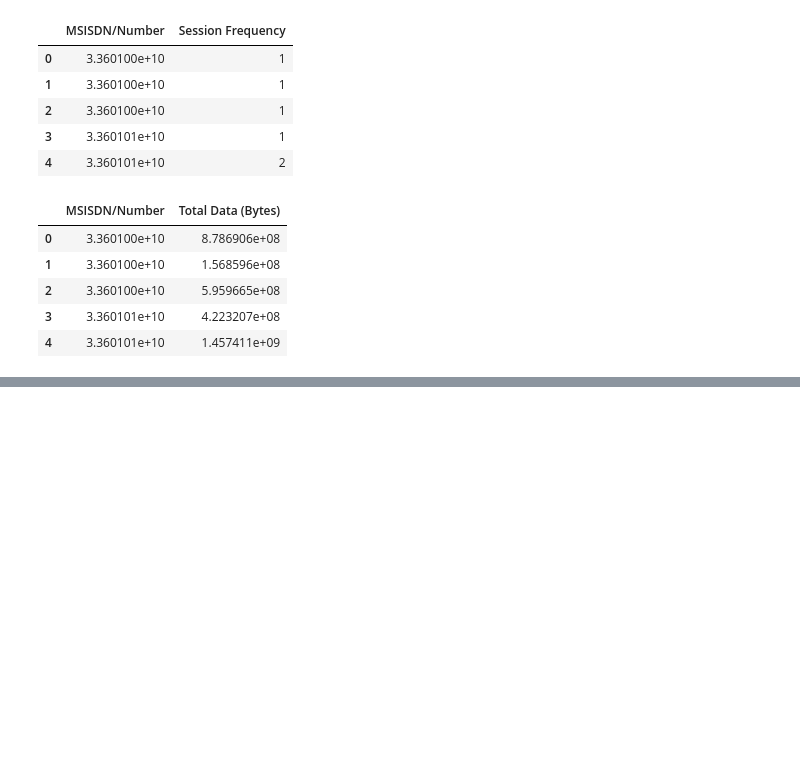
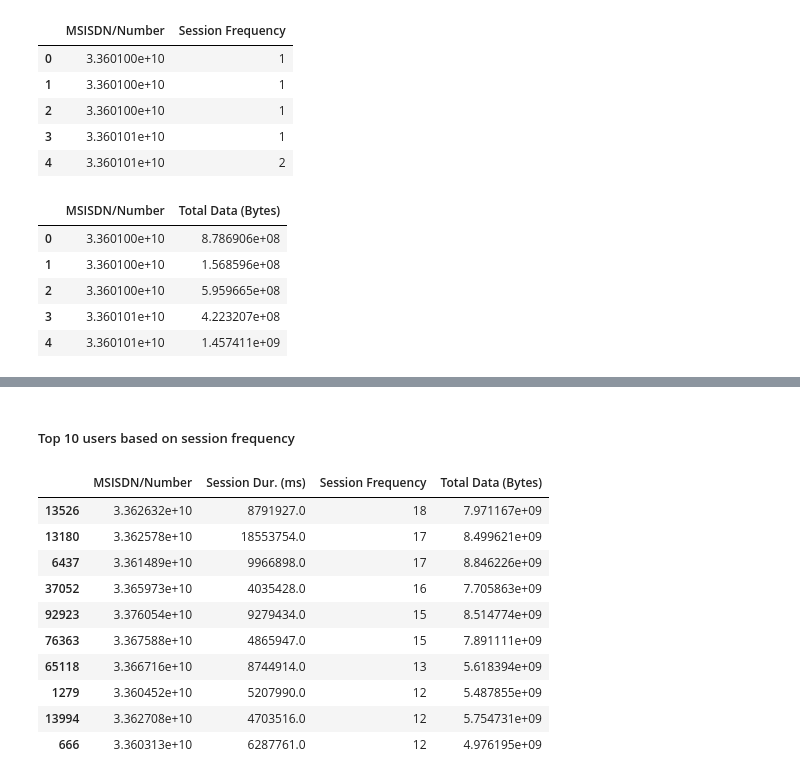
Before and after one commit to Ty-Miki/telecom-data-analysis, a Jupyter notebook: notebooks/user_engagement_analysis/analysis.ipynb, the cells around one changed output, grey strips where cells are left out. Saved outputs shown, nothing was run; the diff lists cells and outputs as text; code cells hidden in the pictures; blank space fills up the shorter version.

```diff
--- a/notebooks/user_engagement_analysis/analysis.ipynb
+++ b/notebooks/user_engagement_analysis/analysis.ipynb
@@ -112,0 +133,18 @@ relevant_df.head()
+# %% [markdown]
+##### Top 10 users based on session frequency
+# %%
+# # Sort by Session Frequency and select the top 10 customers
+top_10_session_frequency = relevant_df.sort_values(by='Session Frequency', ascending=False).head(10)
+top_10_session_frequency
+# %% [output]
+|  | MSISDN/Number | Session Dur. (ms) | Session Frequency | Total Data (Bytes) |
+| 13526 | 3.362632e+10 | 8791927.0 | 18 | 7.971167e+09 |
+| 13180 | 3.362578e+10 | 18553754.0 | 17 | 8.499621e+09 |
+| 6437 | 3.361489e+10 | 9966898.0 | 17 | 8.846226e+09 |
+| 37052 | 3.365973e+10 | 4035428.0 | 16 | 7.705863e+09 |
+| 92923 | 3.376054e+10 | 9279434.0 | 15 | 8.514774e+09 |
+| 76363 | 3.367588e+10 | 4865947.0 | 15 | 7.891111e+09 |
+| 65118 | 3.366716e+10 | 8744914.0 | 13 | 5.618394e+09 |
+| 1279 | 3.360452e+10 | 5207990.0 | 12 | 5.487855e+09 |
+| 13994 | 3.362708e+10 | 4703516.0 | 12 | 5.754731e+09 |
+| 666 | 3.360313e+10 | 6287761.0 | 12 | 4.976195e+09 |
```
Also changed, not shown: parts of 11 cells of this notebook, 3 other files.
